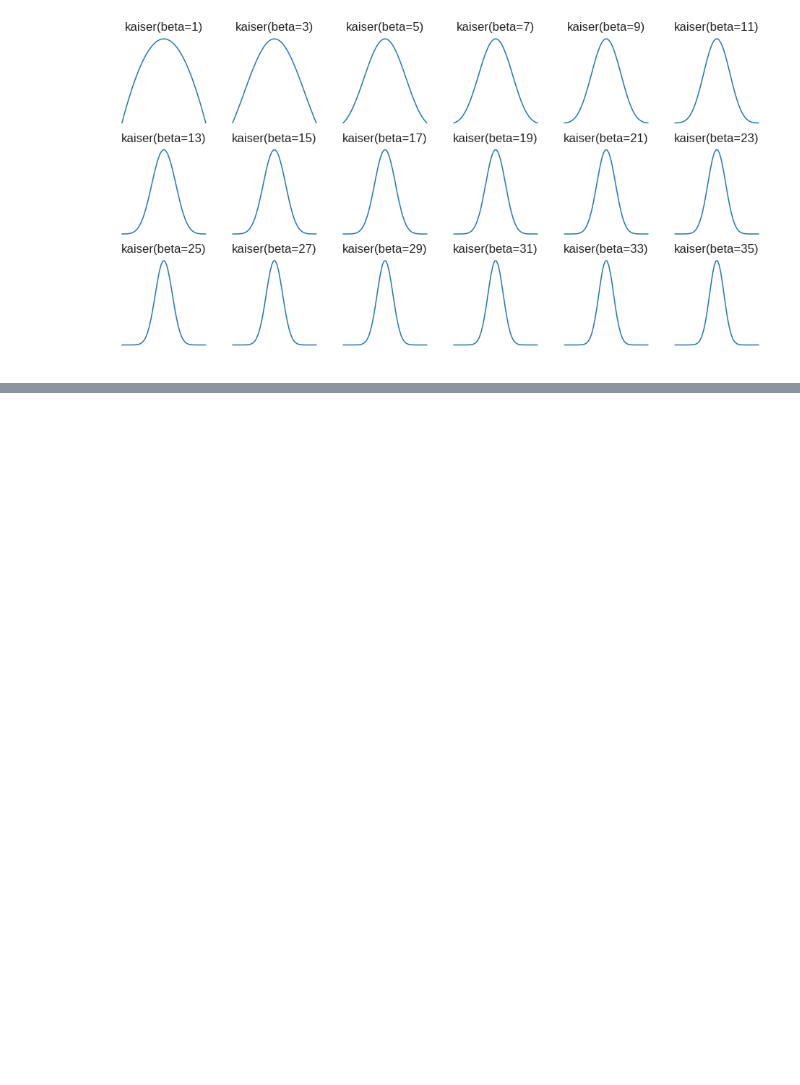
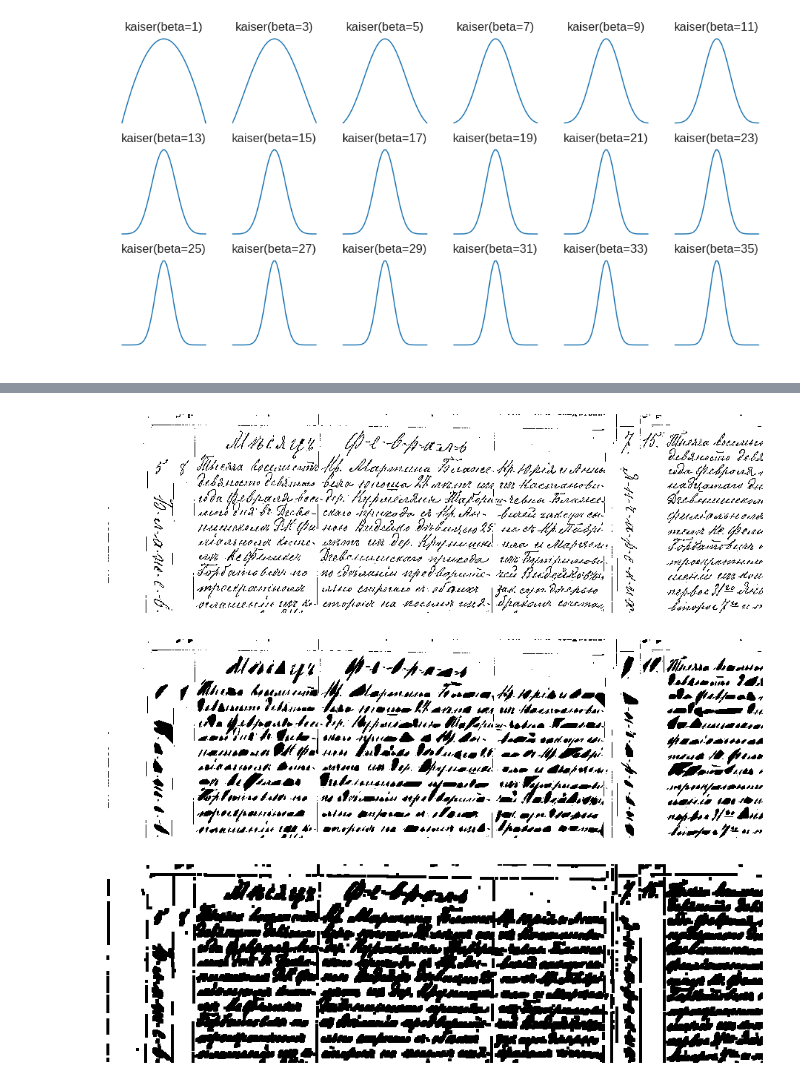
Before and after one commit to sirex/metrikai, a Jupyter notebook: vilniuspy-part2.ipynb, the cells around one changed output, grey strips where cells are left out. Drawn from its saved outputs; the diff is of its cells as text; code cells hidden in the pictures; blank space fills up the shorter version.

```diff
--- a/vilniuspy-part2.ipynb
+++ b/vilniuspy-part2.ipynb
@@ -311,0 +345,10 @@ plt.show()
+# %%
+from skimage.morphology import square
+from skimage.morphology import binary_dilation
+from skimage.morphology import convex_hull_object
+imshow(im)
+imshow(binary_dilation(im, square(8)))
+# %% [output]
+[figure, added]
+[figure, added]
+[figure, added]
```
Also changed, not shown: parts of 9 cells of this notebook, 2 other files.
